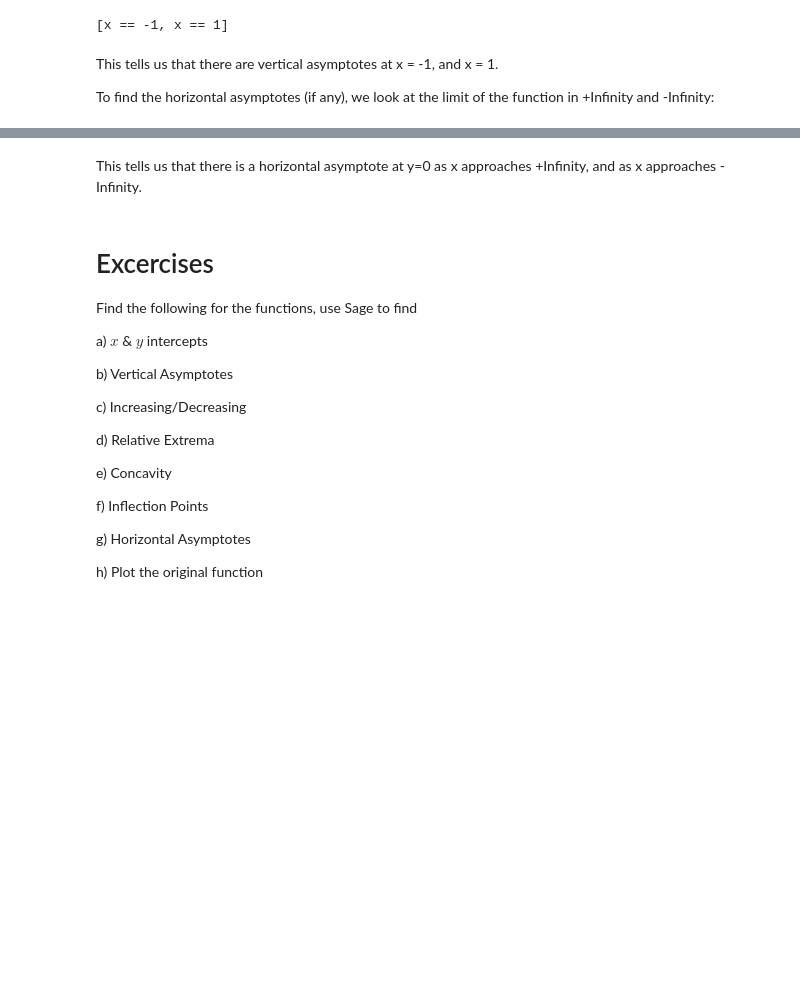
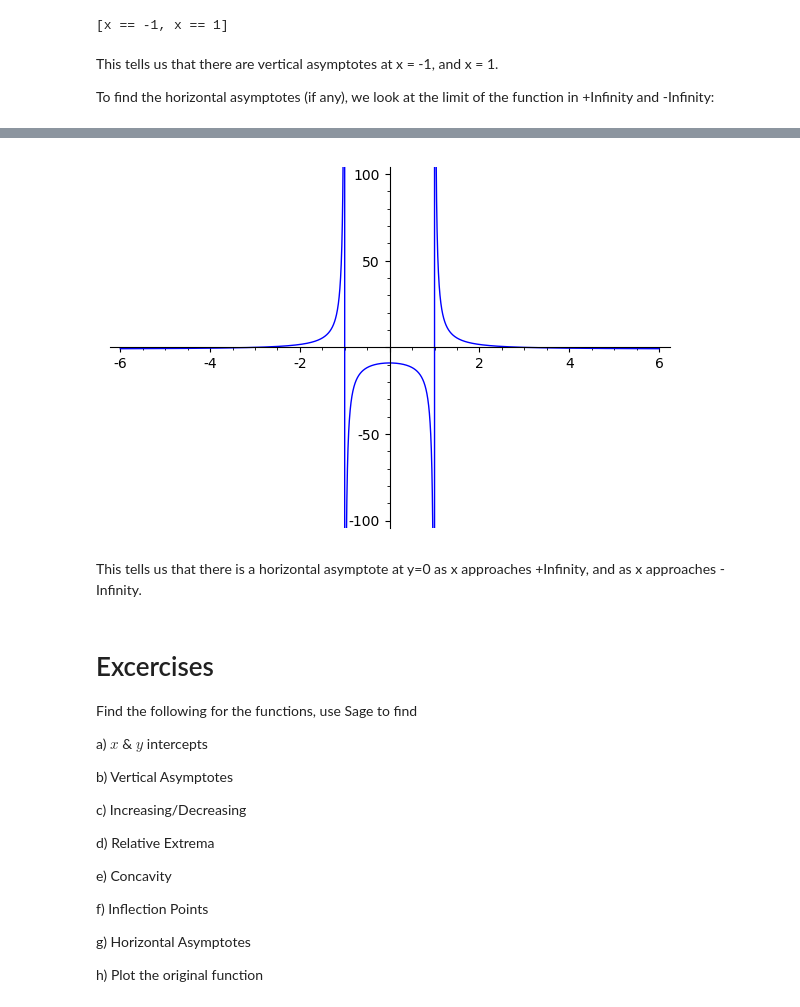
Before and after one commit to MathAtGrace/Calculus-1-Labs, a Jupyter notebook: Lab10.ipynb, the cells around one changed output, grey strips where cells are left out. Drawn from its saved outputs; the diff is of its cells as text; code cells hidden in the pictures; blank space fills up the shorter version.

```diff
--- a/Lab10.ipynb
+++ b/Lab10.ipynb
@@ -117,3 +131,7 @@ x |--> 0
+# %%
+plot(f, x, -6, 6).show(ymin = -100, ymax = 100)
+# %% [output]
+[figure, added]
 # %% [markdown]
 This tells us that there is a horizontal asymptote at y=0 as x approaches +Infinity, and as x approaches -Infinity.
 # %% [markdown]
```
Also changed, not shown: parts of 15 cells of this notebook, 8 other files.
